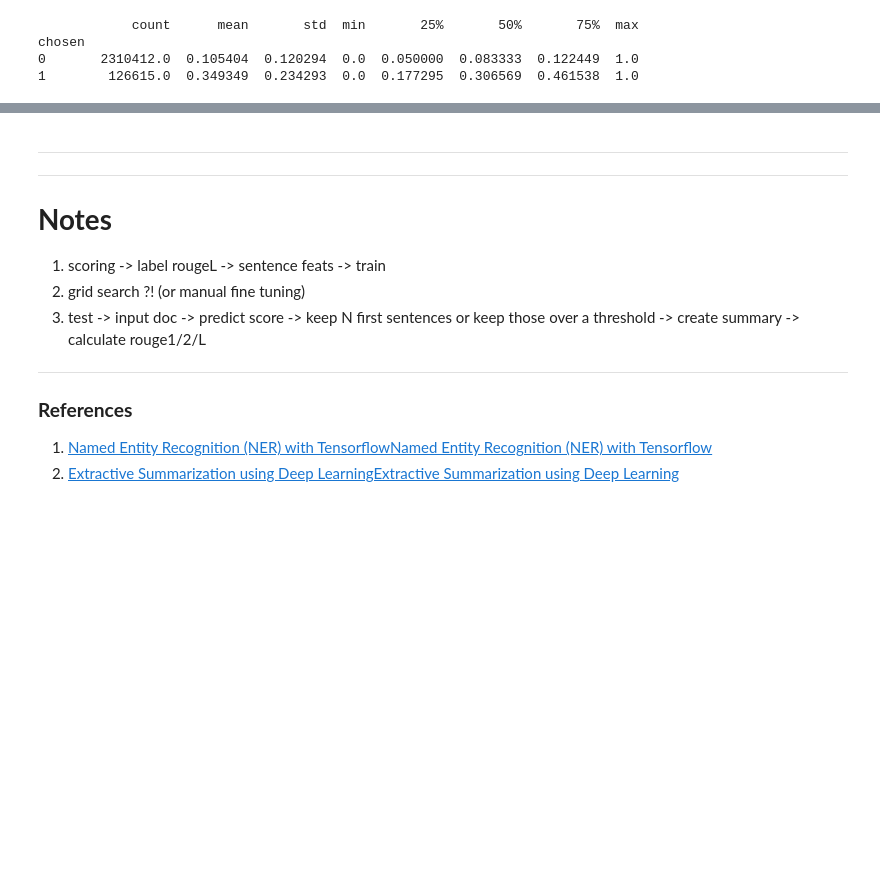
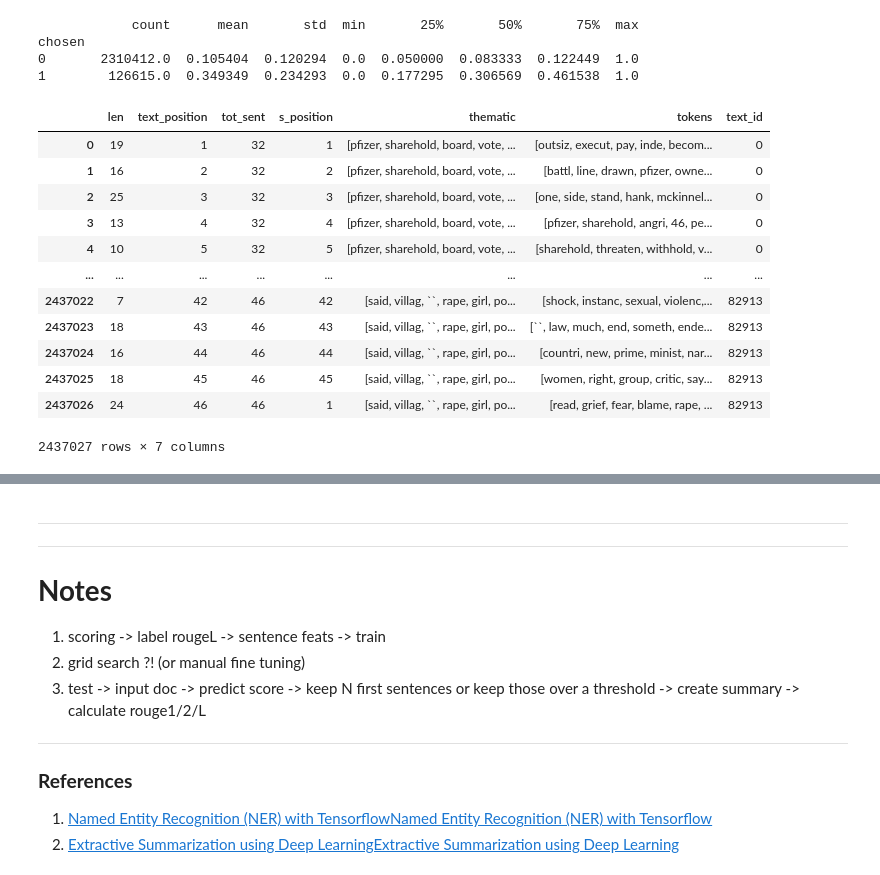
Before and after one commit to theatina/Extractive_Summarizer, a Jupyter notebook: m915-extrasummarizer.ipynb, the cells around one changed output, grey strips where cells are left out. Drawn from its saved outputs; the diff is of its cells as text; code cells hidden in the pictures; blank space fills up the shorter version.

```diff
--- a/m915-extrasummarizer.ipynb
+++ b/m915-extrasummarizer.ipynb
@@ -369 +386,3 @@ train_data["tot_sent"]
+# %%
+train_data["thematic_ratio"] = train_data.apply(lambda row: thematic_ratio(row.thematic, row.tokens), axis=1)
 # %%
@@ -371,3 +390,21 @@ train_data["tot_sent"]
-# %%
-train_data["pos"]=train_data["tokens"].apply(lambda x: pos_tag(x))
+# %%
+train_data_feats["s_position"] = train_data.apply(lambda row: 1 if row["text_position"]==row["tot_sent"] or row["text_position"]==1 else row["text_position"], axis=1)
+# %%
+train_data_feats["text_id"]=train_data["text_id"]
+# %%
+train_data_feats
+# %% [output]
+|  | len | text_position | tot_sent | s_position | thematic | tokens | text_id |
+| 0 | 19 | 1 | 32 | 1 | [pfizer, sharehold, board, vote, ... | [outsiz, execut, pay, inde, becom... | 0 |
+| 1 | 16 | 2 | 32 | 2 | [pfizer, sharehold, board, vote, ... | [battl, line, drawn, pfizer, owne... | 0 |
+| 2 | 25 | 3 | 32 | 3 | [pfizer, sharehold, board, vote, ... | [one, side, stand, hank, mckinnel... | 0 |
+| 3 | 13 | 4 | 32 | 4 | [pfizer, sharehold, board, vote, ... | [pfizer, sharehold, angri, 46, pe... | 0 |
+| 4 | 10 | 5 | 32 | 5 | [pfizer, sharehold, board, vote, ... | [sharehold, threaten, withhold, v... | 0 |
+| ... | ... | ... | ... | ... | ... | ... | ... |
+| 2437022 | 7 | 42 | 46 | 42 | [said, villag, ``, rape, girl, po... | [shock, instanc, sexual, violenc,... | 82913 |
+| 2437023 | 18 | 43 | 46 | 43 | [said, villag, ``, rape, girl, po... | [``, law, much, end, someth, ende... | 82913 |
+| 2437024 | 16 | 44 | 46 | 44 | [said, villag, ``, rape, girl, po... | [countri, new, prime, minist, nar... | 82913 |
+| 2437025 | 18 | 45 | 46 | 45 | [said, villag, ``, rape, girl, po... | [women, right, group, critic, say... | 82913 |
+| 2437026 | 24 | 46 | 46 | 1 | [said, villag, ``, rape, girl, po... | [read, grief, fear, blame, rape, ... | 82913 |
+2437027 rows × 7 columns
 # %%
```
Also changed, not shown: parts of 8 cells of this notebook.
